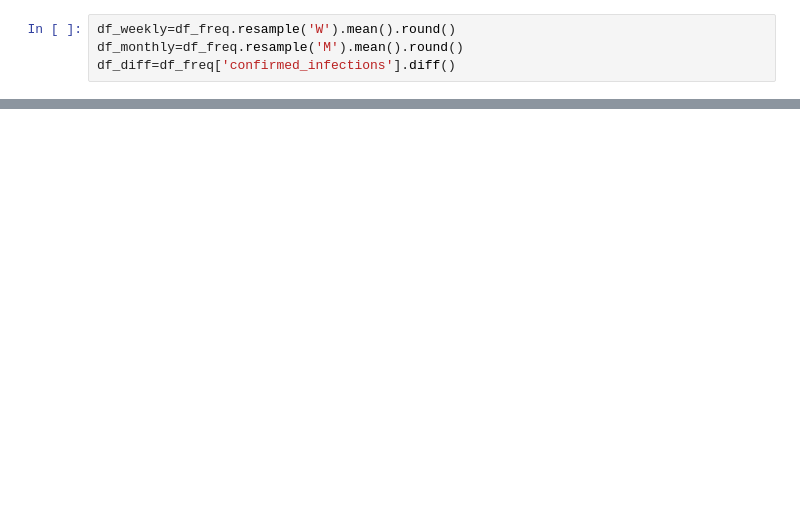
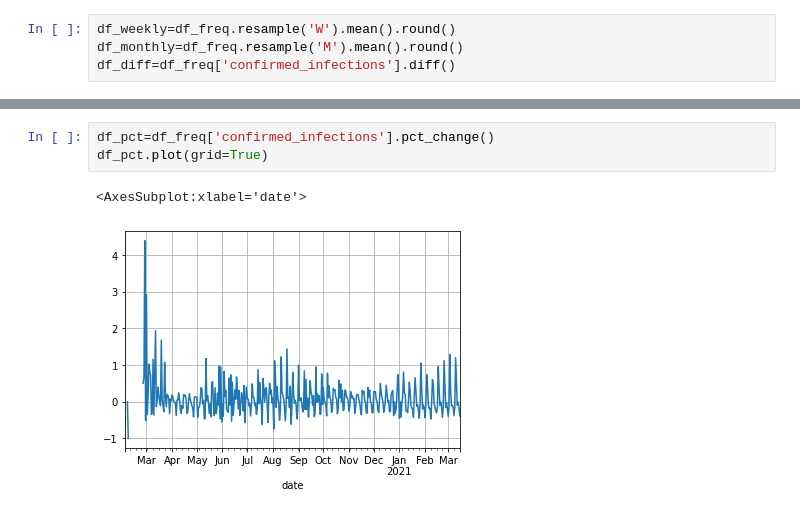
Before and after one commit to SebastianW89/Knowledge_Base, a Jupyter notebook: TimeSeries2.ipynb, the cells around one changed output, grey strips where cells are left out. Cells and saved outputs as stored; diff of their text form; blank space fills up the shorter version.

```diff
--- a/TimeSeries2.ipynb
+++ b/TimeSeries2.ipynb
@@ -88,3 +60,9 @@ ax.legend()
+# %%
+df_pct=df_freq['confirmed_infections'].pct_change()
+df_pct.plot(grid=True)
+# %% [output]
+<AxesSubplot:xlabel='date'>
+[figure, added]
 # %%
 df_freq.index.max()
 # %% [output]
```
Also changed, not shown: parts of 5 cells of this notebook.
